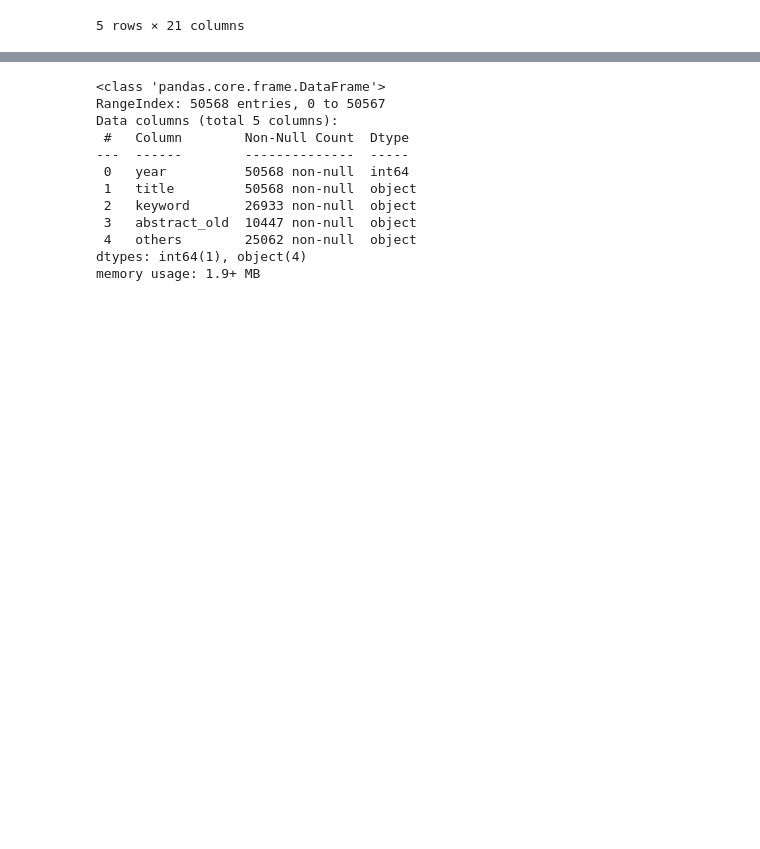
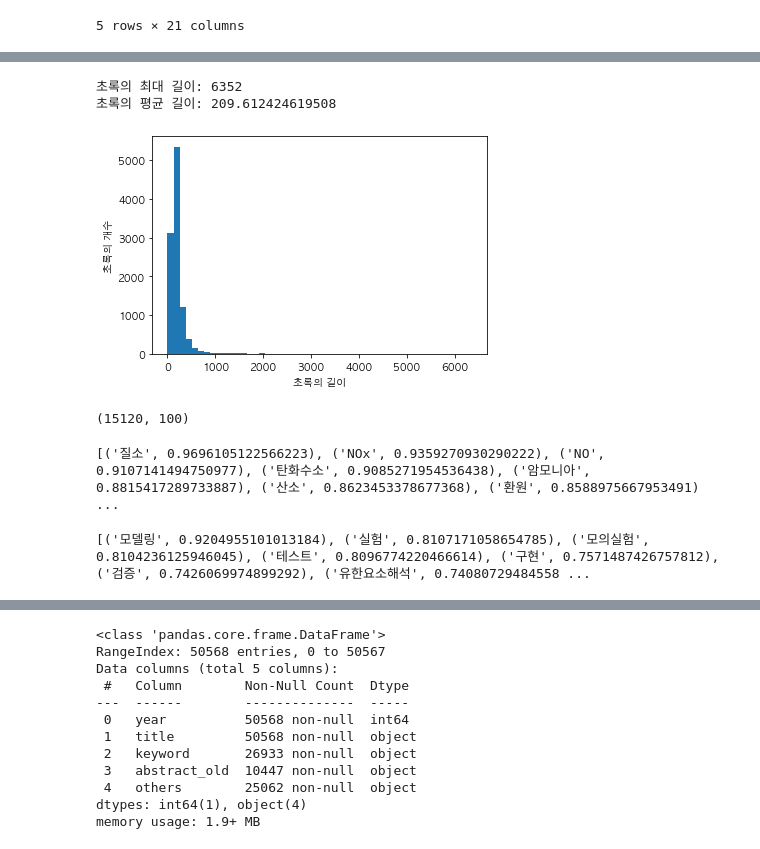
Before and after one commit to orchestrateam/weekend, a Jupyter notebook: minproj_min.ipynb, the cells around one changed output, grey strips where cells are left out. Drawn from its saved outputs; the diff is of its cells as text; code cells hidden in the pictures; blank space fills up the shorter version.

```diff
--- a/minproj_min.ipynb
+++ b/minproj_min.ipynb
@@ -68,0 +85,5 @@ dataset.head()
+# %%
+train_data = train_data.dropna(how= 'any')
+# %%
+#한글외 모두 제거
+train_data = train_data.str.replace("[^ㄱ-ㅎㅏ-ㅣ가-힣] ", "")
@@ -68,0 +106,20 @@ dataset.head()
+# %%
+stop_words_kor = stopwords.words('korean')
+# %%
+tokenized_data = []
+for abstract in train_data :
+    temp_X = mecab.morphs(abstract)
+    temp_X = [word for word in temp_X if not word in stop_words_kor]
+    tokenized_data.append(temp_X)
+# %%
+print('초록의 최대 길이:', max(len(l) for l in tokenized_data))
+print('초록의 평균 길이:', sum(map(len, tokenized_data)) / len(tokenized_data))
+
+plt.hist([len(s) for s in tokenized_data], bins=50)
+plt.xlabel('초록의 길이')
+plt.ylabel('초록의 개수')
+plt.show()
+# %% [output]
+초록의 최대 길이: 6352
+초록의 평균 길이: 209.612424619508
+[figure, added]
@@ -68,0 +128,12 @@ dataset.head()
+# %%
+model.wv.vectors.shape
+# %% [output]
+(15120, 100)
+# %%
+print(model.wv.most_similar("산화물"))
+# %% [output]
+[('질소', 0.9696105122566223), ('NOx', 0.9359270930290222), ('NO', 0.9107141494750977), ('탄화수소', 0.9085271954536438), ('암모니아', 0.8815417289733887), ('산소', 0.8623453378677368), ('환원', 0.8588975667953491) ...
+# %%
+print(model.wv.most_similar("시뮬레이션"))
+# %% [output]
+[('모델링', 0.9204955101013184), ('실험', 0.8107171058654785), ('모의실험', 0.8104236125946045), ('테스트', 0.8096774220466614), ('구현', 0.7571487426757812), ('검증', 0.7426069974899292), ('유한요소해석', 0.74080729484558 ...
```
Also changed, not shown: parts of 7 cells of this notebook, 15 other files.
